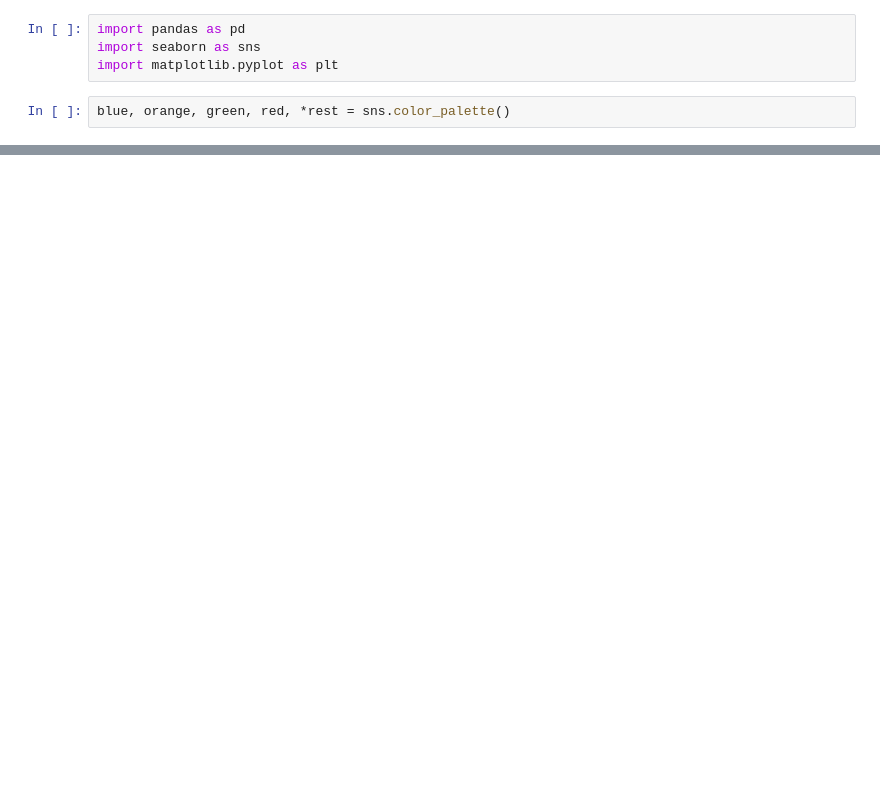
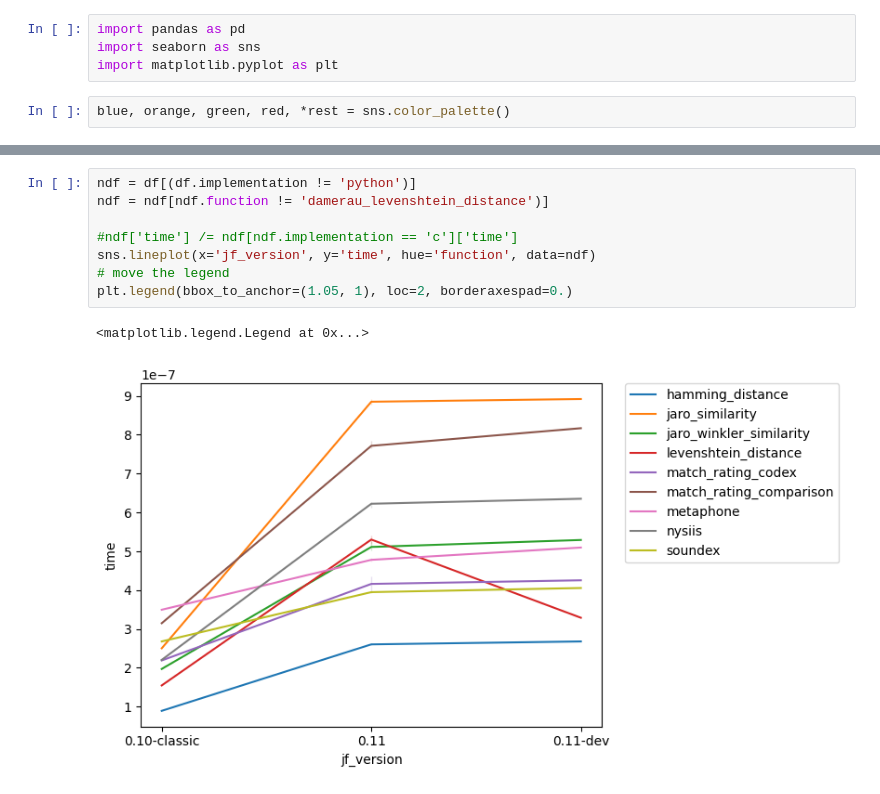
Before and after one commit to jamesturk/jellyfish, a Jupyter notebook: benchmarks/compare.ipynb, the cells around one changed output, grey strips where cells are left out. Saved outputs shown, nothing was run; the diff lists cells and outputs as text; blank space fills up the shorter version.

```diff
--- a/benchmarks/compare.ipynb
+++ b/benchmarks/compare.ipynb
@@ -80,0 +81,11 @@ Text(0.5, 0, 'Ratio (X times slower than C) \n (lower is better)')
+# %%
+ndf = df[(df.implementation != 'python')]
+ndf = ndf[ndf.function != 'damerau_levenshtein_distance')]
+
+#ndf['time'] /= ndf[ndf.implementation == 'c']['time']
+sns.lineplot(x='jf_version', y='time', hue='function', data=ndf)
+# move the legend
+plt.legend(bbox_to_anchor=(1.05, 1), loc=2, borderaxespad=0.)
+# %% [output]
+<matplotlib.legend.Legend at 0x...>
+[figure, added]
```
Also changed, not shown: parts of 5 cells of this notebook, 3 other files.
